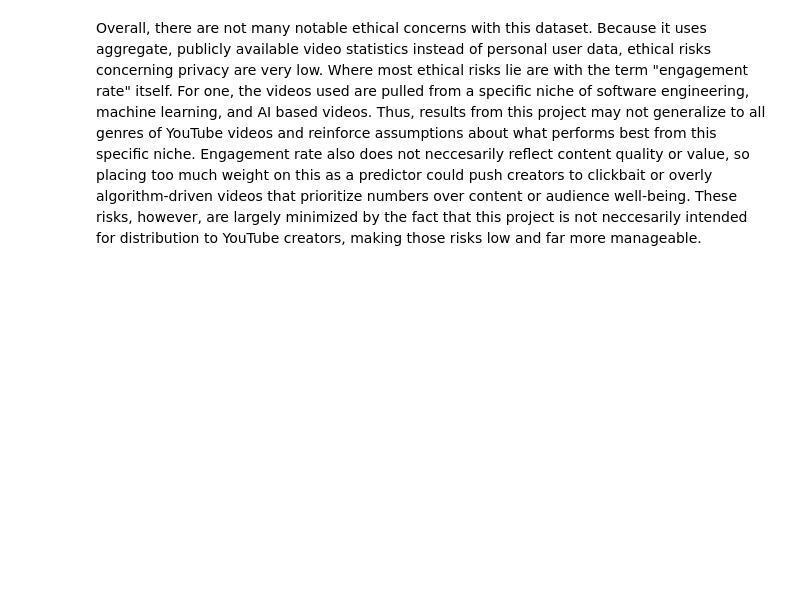
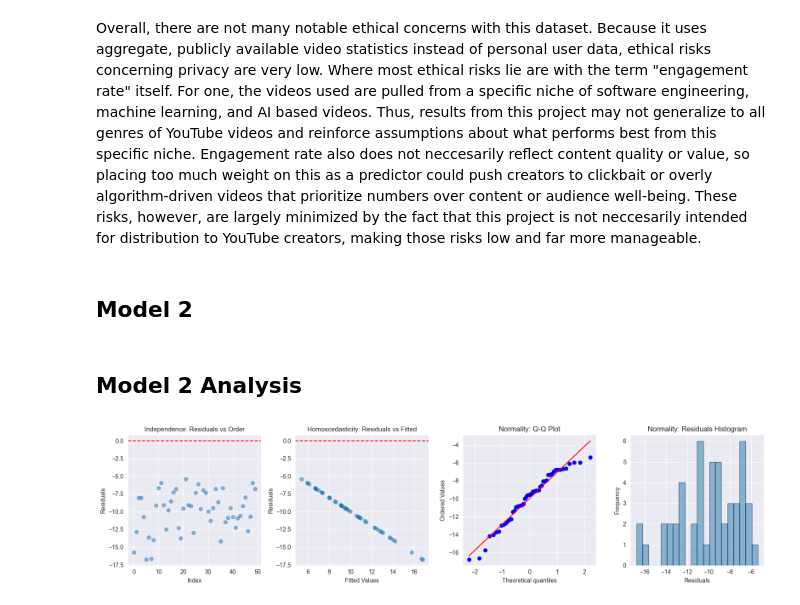
Before and after one commit to melanieyu23/DS3000_Project, a Jupyter notebook: phase3.ipynb, the cells around one changed output. Drawn from its saved outputs; the diff is of its cells as text; code cells hidden in the pictures; blank space fills up the shorter version.

```diff
--- a/phase3.ipynb
+++ b/phase3.ipynb
@@ -117,3 +117,52 @@ The Engagement Rate vs. Duration scatterplot shows a positive linear relationshi
 The RMSE (Root Mean Squared Error) value of .00617 indicates that, on average, the model is off by around 0.6 percentage points of engagement rate. This is a reasonable level of error, especially since most engagement rates fall around 1 to 4%. The MAE (Mean Average Error) value of .00436 indicates that predictions miss by about .4 percentage poitns of engagement on average. Both values are relatively small, meaning that the model has decent predictive accuracy, although it is not perfect.
 # %% [markdown]
 Overall, there are not many notable ethical concerns with this dataset. Because it uses aggregate, publicly available video statistics instead of personal user data, ethical risks concerning privacy are very low. Where most ethical risks lie are with the term "engagement rate" itself. For one, the videos used are pulled from a specific niche of software engineering, machine learning, and AI based videos. Thus, results from this project may not generalize to all genres of YouTube videos and reinforce assumptions about what performs best from this specific niche. Engagement rate also does not neccesarily reflect content quality or value, so placing too much weight on this as a predictor could push creators to clickbait or overly algorithm-driven videos that prioritize numbers over content or audience well-being. These risks, however, are largely minimized by the fact that this project is not neccesarily intended for distribution to YouTube creators, making those risks low and far more manageable.
+# %% [markdown]
+## Model 2
+# %% [markdown]
+## Model 2 Analysis
+# %%
+# placeholder values
+m = [1, 2, 3, 4]
+
+# Calculate predictions and residuals
+y_pred = m[1] * duration + m[0]
+residuals = y - y_pred
+
+# Calculate metrics
+mse = np.mean(residuals ** 2)
+ss_tot = np.sum((y - np.mean(y)) ** 2)
+ss_res = np.sum(residuals ** 2)
+r2 = 1 - (ss_res / ss_tot)
+# %%
+# Create 4-panel diagnostic plot
+fig, axes = plt.subplots(1, 4, figsize=(16, 4))
+
+# Plot 1: Independence - Residuals vs Order
+axes[0].scatter(range(len(residuals)), residuals, alpha=0.5)
+axes[0].axhline(0, color='red', linestyle='--')
+axes[0].set_title('Independence: Residuals vs Order', size=11)
+axes[0].set_xlabel('Index')
+axes[0].set_ylabel('Residuals')
+
+# Plot 2: Homoscedasticity - Residuals vs Fitted
+axes[1].scatter(y_pred, residuals, alpha=0.5)
+axes[1].axhline(0, color='red', linestyle='--')
+axes[1].set_title('Homoscedasticity: Residuals vs Fitted', size=11)
+axes[1].set_xlabel('Fitted Values')
+axes[1].set_ylabel('Residuals')
+
+# Plot 3: Normality - Q-Q Plot
+probplot(residuals, dist="norm", plot=axes[2])
+axes[2].set_title('Normality: Q-Q Plot')
+
+# Plot 4: Normality - Histogram
+axes[3].hist(residuals, bins=20, edgecolor='black', alpha=0.5)
+axes[3].set_title('Normality: Residuals Histogram')
+axes[3].set_xlabel('Residuals')
+axes[3].set_ylabel('Frequency')
+
+plt.tight_layout()
+plt.show()
+# %% [output]
+[figure, added]
```
Also changed, not shown: parts of 5 cells of this notebook.
